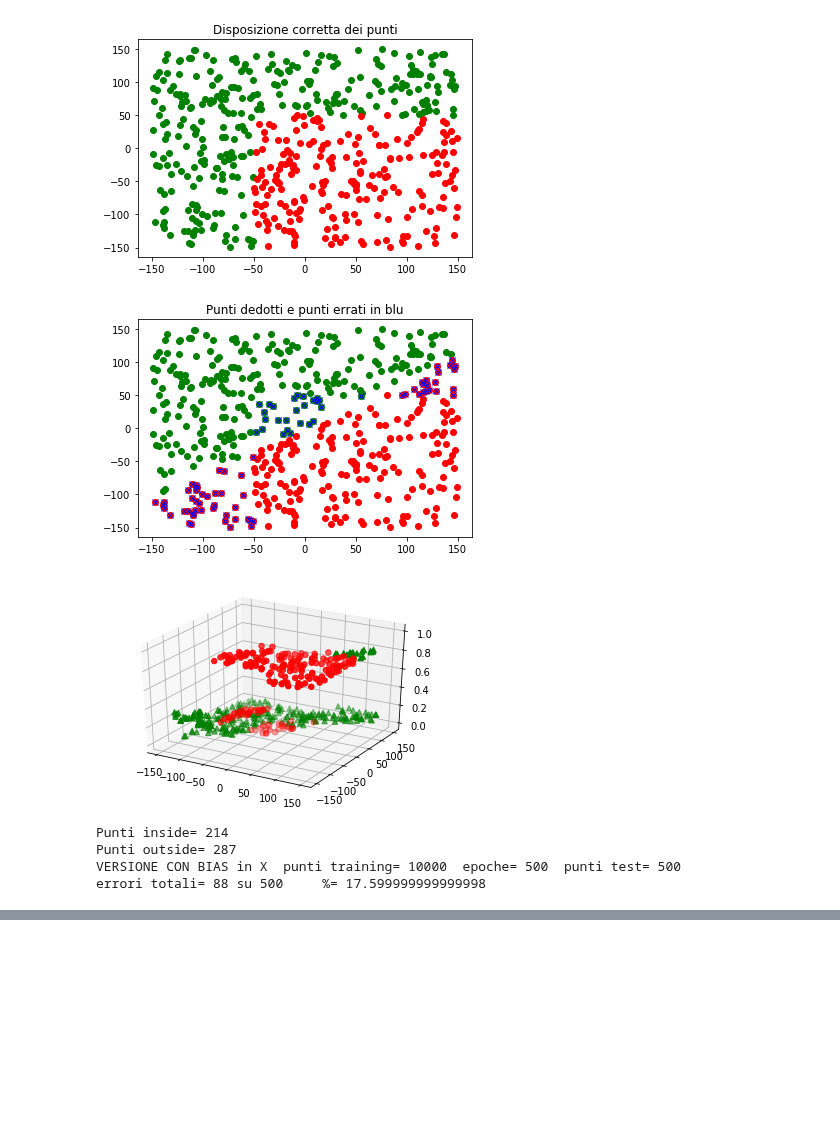
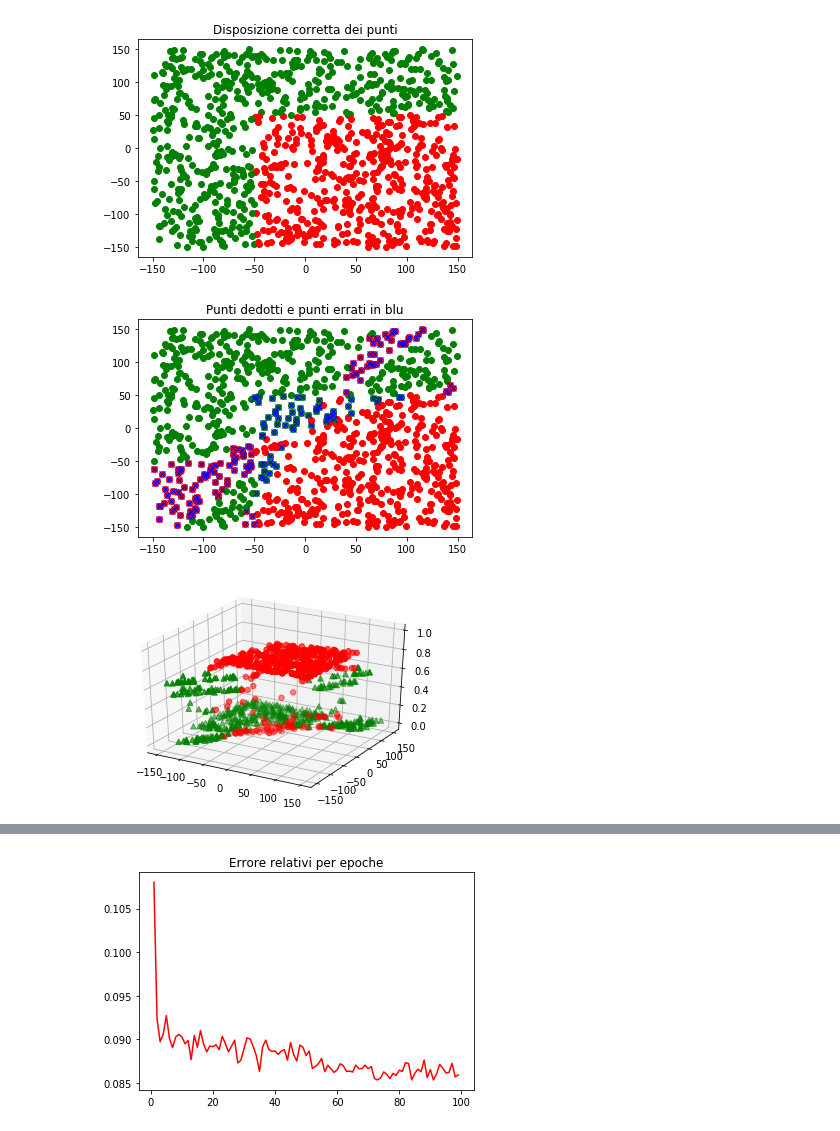
Before and after one commit to stefanoridolfi/Coding_ML, a Jupyter notebook: 2_level__con_Bias.ipynb, the cells around one changed output, grey strips where cells are left out. Cells and saved outputs as stored; diff of their text form; code cells hidden in the pictures; blank space fills up the shorter version.

```diff
--- a/2_level__con_Bias.ipynb
+++ b/2_level__con_Bias.ipynb
@@ -3,8 +3,8 @@
 # %%
 
 
-
-commento="VERSIONE CON BIAS in X ed Y"
+# VERSIONE SENZA BIAS
+commento="VERSIONE SENZA BIAS"
 import matplotlib.pyplot as plt
 import random
 import numpy as np
@@ -24,15 +24,15 @@ def generaPunti(n):
         l.append([x,y])
     return l
 def posizione(punto,xa,xb,ya,yb):
-  #if (punto[0]>xa and punto[0]<xb and punto[1]>ya and punto[1]<yb):
-  if (punto[0]>xa and  punto[1]<yb):
-  #if (punto[0]>xa):
+    #if (punto[0]>xa and punto[0]<xb and punto[1]>ya and punto[1]<yb):
+    if (punto[0]>xa and  punto[1]<yb):
+    #if (punto[0]>xa):
       formato = 'ro'
       out=1
-  else:
+    else:
       formato = 'go'
       out=0
-  return out,formato
+    return out,formato
 
 def posizione_neurale(p):
     if p>0.2:
@@ -60,8 +60,9 @@ xa=-50
 xb=50
 ya=-50
 yb=50
-learning_rate=0.3
+learning_rate=0.1
 n=10000
+hid=20
 training_set=[]
 # Set di trainig formato da n punti
 ListaPunti= generaPunti(n)
@@ -70,17 +71,22 @@ for punto in ListaPunti:
 # punto[2] è la posizione corretta del punto, che vale 1 se è all'interno del quadrato e 0 se è fuori il quadrato
 #print(training_set)
 
-# Creo la matrice Wih, 3x3,perchè ho inserito il BIAS con valore=1, i cui elementi sono i pesi. I pesi hanno un valore uniformenente distrubuito da -3 a 3
-Wih=6*np.random.random((5,3))-3
-# Creo la matrice Who, 1x, i cui elementi sono i pesi. I pesi hanno un valore uniformenente distrubuito da -3 a 3
-Who=6*np.random.random((1,5))-3
+# Creo la matrice Wih, hid x2, i cui elementi sono i pesi. I pesi hanno un valore uniformenente distrubuito da 0 a 1
+Wih=1*np.random.random((hid,3))-0
+# Creo la matrice Who, 1xhid, i cui elementi sono i pesi. I pesi hanno un valore uniformenente distrubuito da 0 a 1
+Who=1*np.random.random((1,hid))-0
 # per vedere le dimensioni di un array in comando è :array.shape, esempio Wih.shape
 # Inizializzo i valori dell'input con una lista. X=(x1,x2).
 
 ###############TRAINING################################
-epoche=500
+print("INIZIO TRAINING SET\n")
+epoche=100
+Epo=[]
+Err_y=[]
+
 for e in range(1,epoche):
-  # Attenzione, il terzo valore 1 è il BIAS in X
+  Err=0
+  Err_rel=0
   for punto in training_set:
     X=(punto[0],punto[1],1)
 # lo devo trasformare in un array altrimenti non posso fare operazioni vettoriali
@@ -91,8 +97,7 @@ for e in range(1,epoche):
 
 #calcolo Y=Wih.dot.X
     Y=np.dot(Wih,X)
-    np.put(Y,[1],[1])
-
+    np.put(Y,(Y.shape[0]-1),[1])
 
 #calcolo Y_act che è il vettore Y a cui ho applicato la funzione di attivazione
     Y_act=activation_function(Y)
@@ -106,7 +111,8 @@ for e in range(1,epoche):
   #print("Z_act= ", Z_act, "pos_reale=", punto[2])
 #calcolo l'errore finale E=valore_corretto - Z_act . Il valore corretto è la terza colonna dei punti di training, ovvero training_set[2]
     error_output=punto[2]-Z_act
- # print("Errore= ",output_error)
+    Err=Err+(error_output)**2
+    # print("Errore= ",output_error)
 #Calcolo il delta da sommare al corrente valore di Y_act: moltiplicazione di learning_rate*output_errore*derivata_sigmoide in Z*valore del vettore Y_act
 # la derivata della sigmoide calcolata nel punto Z_act è: Z_act(1-Z_act)!!
     uno_Z_act=(1-Z_act)
@@ -115,7 +121,7 @@ for e in range(1,epoche):
 
 
   # Calcolo matrice Wih
-    error_hidden=np.dot(Who.T,error_output)
+    error_hidden=np.dot(Who.T,tmp1)
     tmp3=error_hidden*Y_act*(1-Y_act)
     U=np.dot(tmp3,X.T)
   #aggiorno matrice dei pesi Wih
@@ -127,10 +133,13 @@ for e in range(1,epoche):
   #print("Z_act=", Z_act,",(1-Z_act)=",uno_Z_act, ",Z_act_deri=",Z_act_deri,",Delta_Who=",Delta_Who)
   #print("Who=", Who)
 
-###############TRAINING################################FINE#############
-
-################ TEST SET###################INIZIO#####################
-t=500
+  Err_rel=(Err)/len(training_set)
+  Epo.append(e)
+  Err_y.append(Err_rel)
+  print("epoca=",e,"Errore =",Err_rel)
+# TEST SET
+print("INIZIO TEST\n")
+t=1000
 test_set=[]
 # Set di trainig formato da n punti
 test_set= generaPunti(t)
@@ -148,7 +157,6 @@ for punto in test_set:
    X=np.array(X)
    X=X.reshape(3,1)
    Y=np.dot(Wih,X)
-   np.put(Y,[1],[1])
    Y_act=activation_function(Y)
    Z=np.dot(Who,Y_act)
    Z_act=activation_function(Z)
@@ -179,7 +187,6 @@ for punto in test_set:
    X=np.array(X)
    X=X.reshape(3,1)
    Y=np.dot(Wih,X)
-   np.put(Y,[1],[1])
    Y_act=activation_function(Y)
    Z=np.dot(Who,Y_act)
    Z_act=activation_function(Z)
@@ -214,7 +221,6 @@ Zgraph_out=np.array(Zgraph_out)
 
 
 
-
 fig = plt.figure()
 ax = fig.gca(projection='3d')
 xdata = Px_in
@@ -225,12 +231,17 @@ xdata = Px_out
 ydata = Py_out
 zdata = Zgraph_out
 ax.scatter3D(xdata, ydata, zdata, s=30, c='g', marker='^');
-
-
 # Plot the surface.
 plt.show()
 print("Punti inside=",len(np.array(Px_in)))
 print("Punti outside=",len(np.array(Px_out)))
-print(commento," punti training=",n," epoche=",epoche," punti test=",t)
-print("errori totali=",errori_tot, "su", t, "    %=",(errori_tot/t)*100)
+print(commento," punti training=",n," epoche=",epoche," punti test=",t, " learning_rate=",learning_rate, " neuroni strato nascosto=",hid)
+print("errori totali=",errori_tot, "su", t, "%",(errori_tot/t)*100)
+Epo=np.array(Epo)
+Epo=Epo.reshape(len(Epo))
+Err_y=np.array(Err_y)
+Err_y=Err_y.reshape(len(Err_y))
+plt.plot(Epo, Err_y, 'r-')
+plt.title('Errore relativi per epoche')
+plt.show()
 # %% [output]
@@ -237,7 +275,3 @@ print("errori totali=",errori_tot, "su", t, "    %=",(errori_tot/t)*100)
-[figure, old version]
+[figure, new version]
-[figure, old version]
+[figure, new version]
-[figure, old version]
+[figure, new version]
-Punti inside= 214
-Punti outside= 287
-VERSIONE CON BIAS in X  punti training= 10000  epoche= 500  punti test= 500
-errori totali= 88 su 500     %= 17.599999999999998
@@ -243,0 +282 @@ errori totali= 88 su 500     %= 17.599999999999998
+[figure, added]
```
Also changed, not shown: parts of 1 cell of this notebook.
